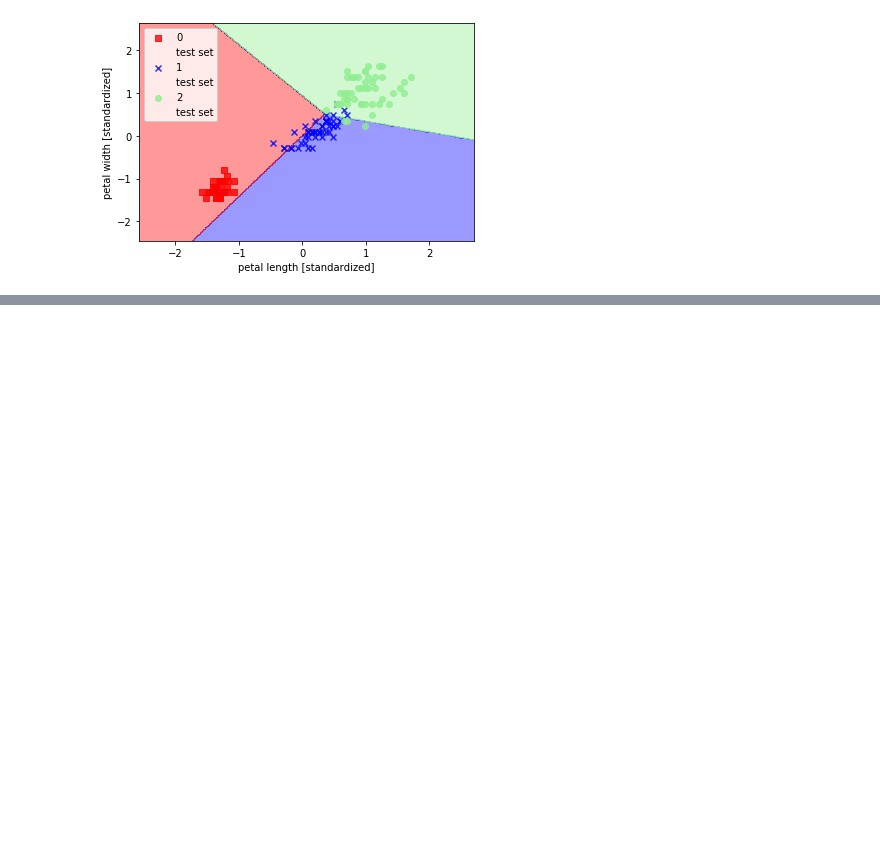
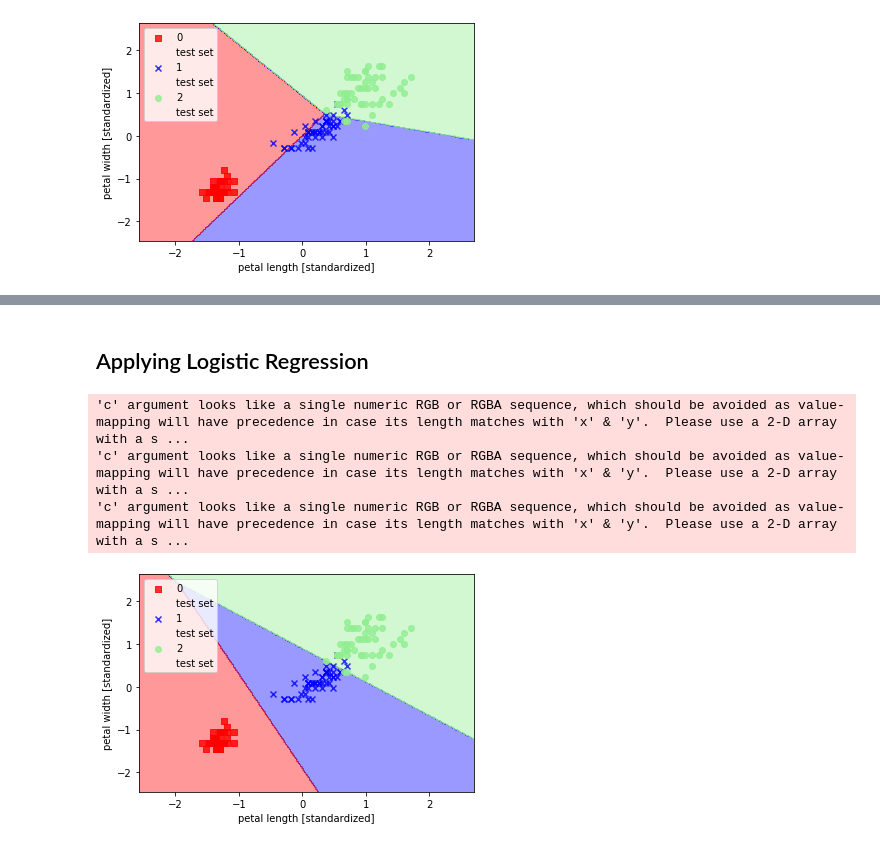
Before and after one commit to raoamalik/machine_learning_models, a Jupyter notebook: Classification_using_Linear_Models.ipynb, the cells around one changed output, grey strips where cells are left out. Saved outputs shown, nothing was run; the diff lists cells and outputs as text; code cells hidden in the pictures; blank space fills up the shorter version.

```diff
--- a/Classification_using_Linear_Models.ipynb
+++ b/Classification_using_Linear_Models.ipynb
@@ -115,0 +150,18 @@ plt.show()
+# %% [markdown]
+## Applying Logistic Regression
+# %%
+>>> from sklearn.linear_model import LogisticRegression
+>>> lr = LogisticRegression(C=1000.0, random_state=0)
+>>> lr.fit(X_train_std, y_train)
+>>> plot_decision_regions(X_combined_std,
+... y_combined, classifier=lr,
+... test_idx=range(105,150))
+>>> plt.xlabel('petal length [standardized]')
+>>> plt.ylabel('petal width [standardized]')
+>>> plt.legend(loc='upper left')
+>>> plt.show()
+# %% [output]
+'c' argument looks like a single numeric RGB or RGBA sequence, which should be avoided as value-mapping will have precedence in case its length matches with 'x' & 'y'.  Please use a 2-D array with a s ...
+'c' argument looks like a single numeric RGB or RGBA sequence, which should be avoided as value-mapping will have precedence in case its length matches with 'x' & 'y'.  Please use a 2-D array with a s ...
+'c' argument looks like a single numeric RGB or RGBA sequence, which should be avoided as value-mapping will have precedence in case its length matches with 'x' & 'y'.  Please use a 2-D array with a s ...
+[figure, added]
```
Also changed, not shown: parts of 5 cells of this notebook, 8 other files.
